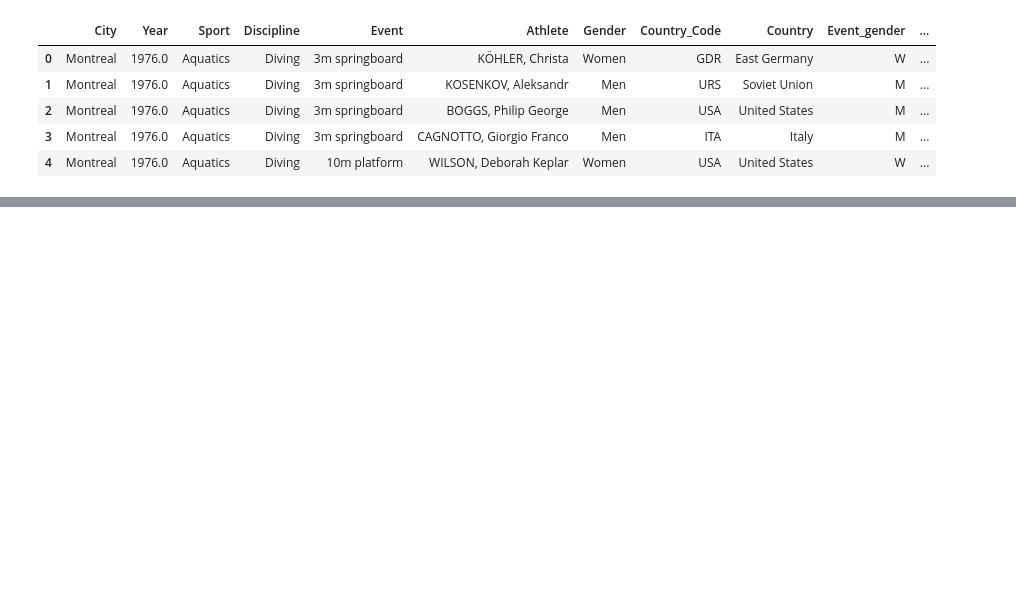
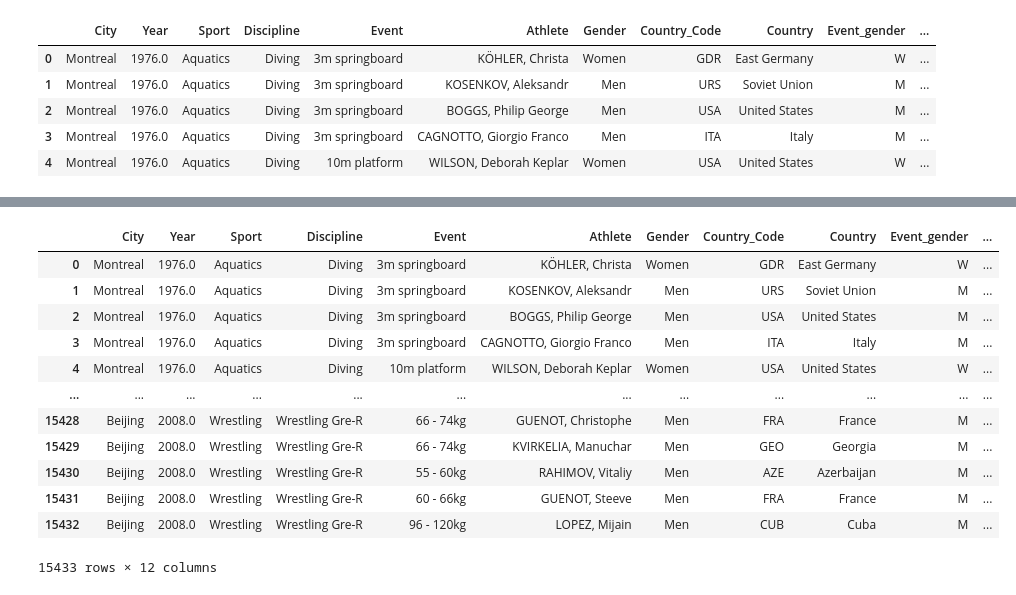
Before and after one commit to rbvancleave/project_1_olympicmedals, a Jupyter notebook: Summer-Olympics-Main.ipynb, the cells around one changed output, grey strips where cells are left out. Cells and saved outputs as stored; diff of their text form; code cells hidden in the pictures; blank space fills up the shorter version.

```diff
--- a/Summer-Olympics-Main.ipynb
+++ b/Summer-Olympics-Main.ipynb
@@ -19,0 +73,16 @@ olympics_data.head()
+# %%
+olympics_data
+# %% [output]
+|  | City | Year | Sport | Discipline | Event | Athlete | Gender | Country_Code | Country | Event_gender | ... |
+| 0 | Montreal | 1976.0 | Aquatics | Diving | 3m springboard | KÖHLER, Christa | Women | GDR | East Germany | W | ... |
+| 1 | Montreal | 1976.0 | Aquatics | Diving | 3m springboard | KOSENKOV, Aleksandr | Men | URS | Soviet Union | M | ... |
+| 2 | Montreal | 1976.0 | Aquatics | Diving | 3m springboard | BOGGS, Philip George | Men | USA | United States | M | ... |
+| 3 | Montreal | 1976.0 | Aquatics | Diving | 3m springboard | CAGNOTTO, Giorgio Franco | Men | ITA | Italy | M | ... |
+| 4 | Montreal | 1976.0 | Aquatics | Diving | 10m platform | WILSON, Deborah Keplar | Women | USA | United States | W | ... |
+| ... | ... | ... | ... | ... | ... | ... | ... | ... | ... | ... | ... |
+| 15428 | Beijing | 2008.0 | Wrestling | Wrestling Gre-R | 66 - 74kg | GUENOT, Christophe | Men | FRA | France | M | ... |
+| 15429 | Beijing | 2008.0 | Wrestling | Wrestling Gre-R | 66 - 74kg | KVIRKELIA, Manuchar | Men | GEO | Georgia | M | ... |
+| 15430 | Beijing | 2008.0 | Wrestling | Wrestling Gre-R | 55 - 60kg | RAHIMOV, Vitaliy | Men | AZE | Azerbaijan | M | ... |
+| 15431 | Beijing | 2008.0 | Wrestling | Wrestling Gre-R | 60 - 66kg | GUENOT, Steeve | Men | FRA | France | M | ... |
+| 15432 | Beijing | 2008.0 | Wrestling | Wrestling Gre-R | 96 - 120kg | LOPEZ, Mijain | Men | CUB | Cuba | M | ... |
+15433 rows × 12 columns
```
Also changed, not shown: parts of 12 cells of this notebook.
